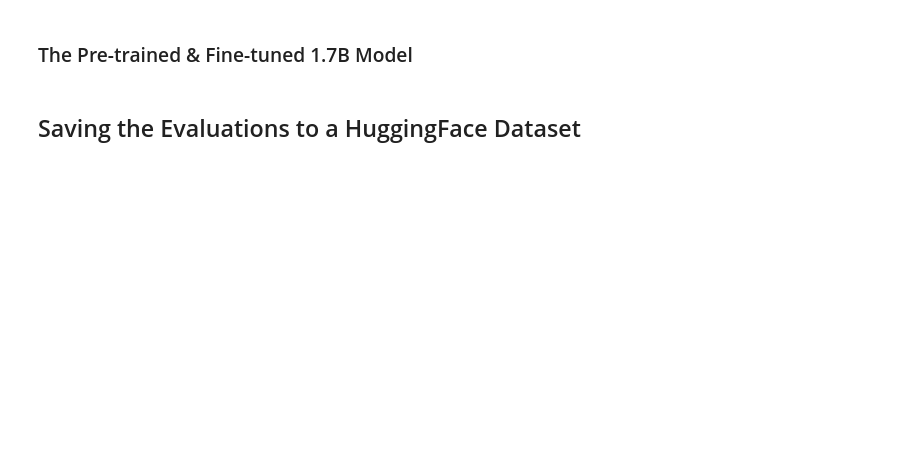
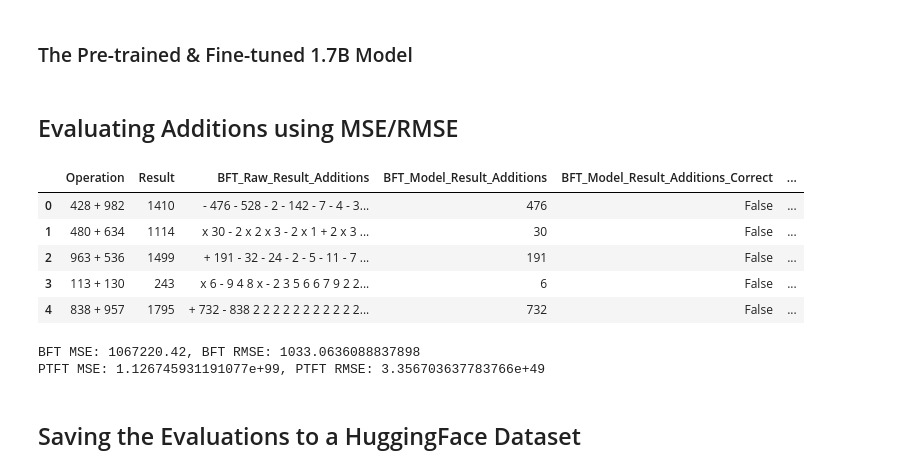
Before and after one commit to Bryan-Az/Mathematics-LLM, a Jupyter notebook: [Evaluation,_GGUF,_Quantization]_Mathematics_LLM_Model.ipynb, the cells around one changed output. Saved outputs shown, nothing was run; the diff lists cells and outputs as text; code cells hidden in the pictures; blank space fills up the shorter version.

Commit message:
added MSE/RMSE for both models on addition trained models

```diff
--- a/[Evaluation,_GGUF,_Quantization]_Mathematics_LLM_Model.ipynb
+++ b/[Evaluation,_GGUF,_Quantization]_Mathematics_LLM_Model.ipynb
@@ -175,3 +178,15 @@ additions_eval_subset = additions_eval_subset.map(lambda example: process_exampl
 roots_eval_subset = roots_eval_subset.map(lambda example: process_example(example, finetuned_pretrained_model, 'Roots', 'PTFT'))
 # %%
 derivatives_eval_subset = derivatives_eval_subset.map(lambda example: process_example(example, finetuned_pretrained_model, 'Derivatives', 'PTFT'))
+# %% [markdown]
+## Evaluating Additions using MSE/RMSE
+# %%
+# show a sample of the additions eval subset as a pandas table
+additions_eval_subset.to_pandas().head()
+# %% [output]
+|  | Operation | Result | BFT_Raw_Result_Additions | BFT_Model_Result_Additions | BFT_Model_Result_Additions_Correct | ... |
+| 0 | 428 + 982 | 1410 | - 476 - 528 - 2 - 142 - 7 - 4 - 3... | 476 | False | ... |
+| 1 | 480 + 634 | 1114 | x 30 - 2 x 2 x 3 - 2 x 1 + 2 x 3 ... | 30 | False | ... |
+| 2 | 963 + 536 | 1499 | + 191 - 32 - 24 - 2 - 5 - 11 - 7 ... | 191 | False | ... |
+| 3 | 113 + 130 | 243 | x 6 - 9 4 8 x - 2 3 5 6 6 7 9 2 2... | 6 | False | ... |
+| 4 | 838 + 957 | 1795 | + 732 - 838 2 2 2 2 2 2 2 2 2 2 2... | 732 | False | ... |
@@ -178,3 +200,13 @@ derivatives_eval_subset = derivatives_eval_subset.map(lambda example: process_ex
+# %%
+mse_bft = ((rmse_subset['BFT_Model_Result_Additions'].astype(float) - rmse_subset['Result'].astype(float)) ** 2).mean()
+mse_ptft = ((rmse_subset['PTFT_Model_Result_Additions'].astype(float) - rmse_subset['Result'].astype(float)) ** 2).mean()
+rmse_bft = mse_bft ** 0.5
+rmse_ptft = mse_ptft ** 0.5
+print(f"BFT MSE: {mse_bft}, BFT RMSE: {rmse_bft}")
+print(f"PTFT MSE: {mse_ptft}, PTFT RMSE: {rmse_ptft}")
+# %% [output]
+BFT MSE: 1067220.42, BFT RMSE: 1033.0636088837898
+PTFT MSE: 1.126745931191077e+99, PTFT RMSE: 3.356703637783766e+49
 # %% [markdown]
 ## Saving the Evaluations to a HuggingFace Dataset
 # %%
```
Also changed, not shown: parts of 4 cells of this notebook.
